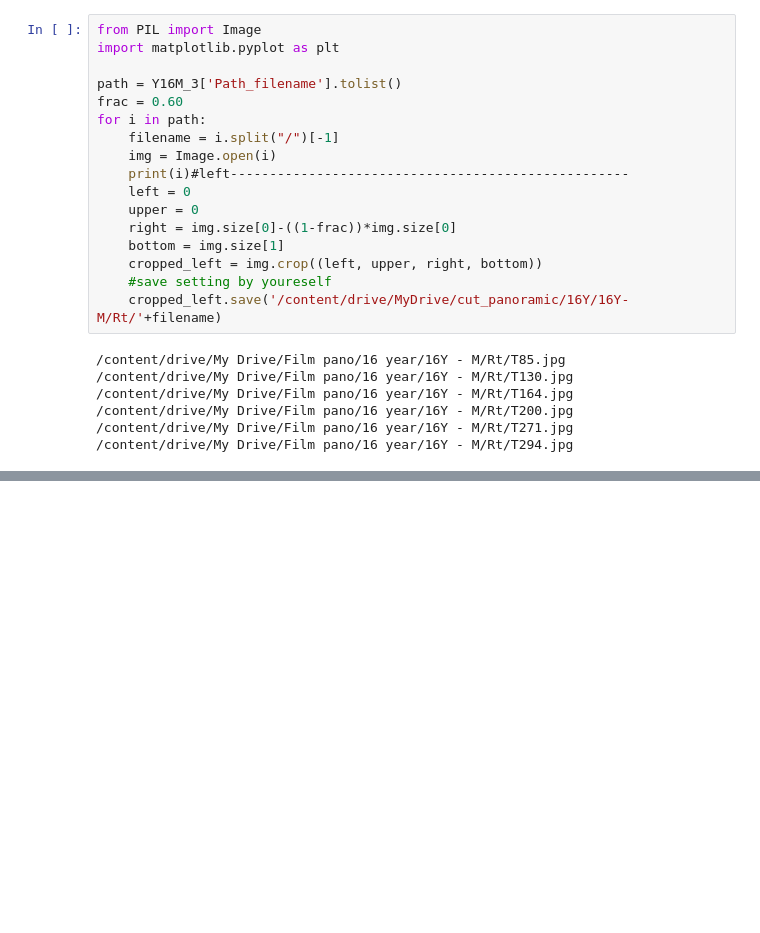
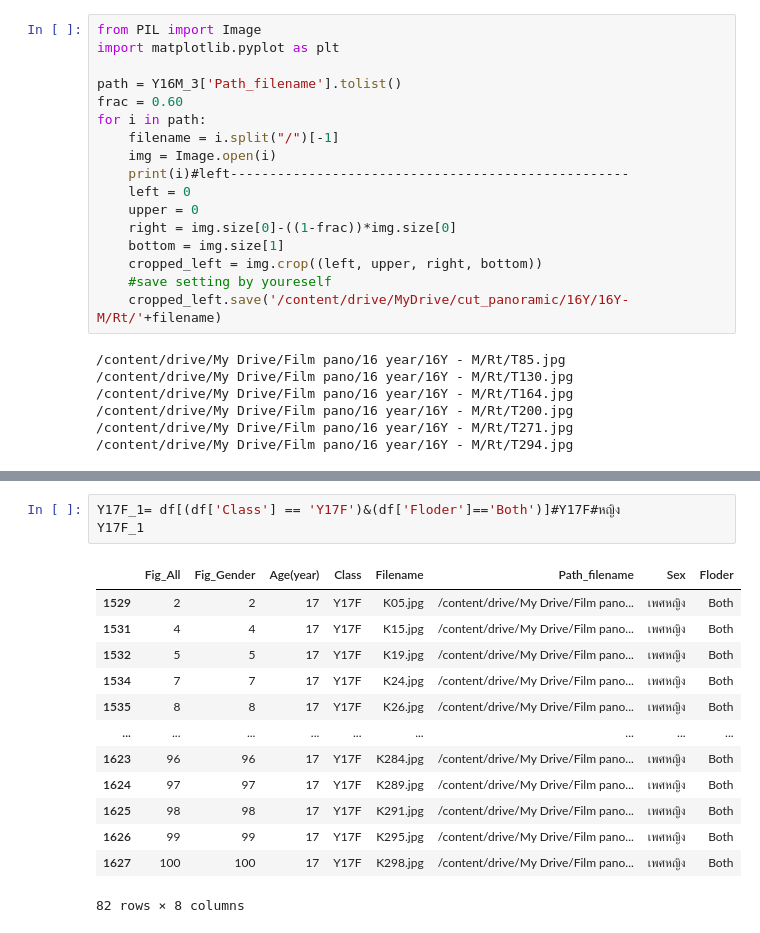
Before and after one commit to Wanita-8943/efficientnet_keras_transfer_learning, a Jupyter notebook: ตัดรูป.ipynb, the cells around one changed output, grey strips where cells are left out. Drawn from its saved outputs; the diff is of its cells as text; blank space fills up the shorter version.

```diff
--- a/ตัดรูป.ipynb
+++ b/ตัดรูป.ipynb
@@ -2685,0 +2689,17 @@ for i in path:
+# %%
+Y17F_1= df[(df['Class'] == 'Y17F')&(df['Floder']=='Both')]#Y17F#หญิง
+Y17F_1
+# %% [output]
+|  | Fig_All | Fig_Gender | Age(year) | Class | Filename | Path_filename | Sex | Floder |
+| 1529 | 2 | 2 | 17 | Y17F | K05.jpg | /content/drive/My Drive/Film pano... | เพศหญิง | Both |
+| 1531 | 4 | 4 | 17 | Y17F | K15.jpg | /content/drive/My Drive/Film pano... | เพศหญิง | Both |
+| 1532 | 5 | 5 | 17 | Y17F | K19.jpg | /content/drive/My Drive/Film pano... | เพศหญิง | Both |
+| 1534 | 7 | 7 | 17 | Y17F | K24.jpg | /content/drive/My Drive/Film pano... | เพศหญิง | Both |
+| 1535 | 8 | 8 | 17 | Y17F | K26.jpg | /content/drive/My Drive/Film pano... | เพศหญิง | Both |
+| ... | ... | ... | ... | ... | ... | ... | ... | ... |
+| 1623 | 96 | 96 | 17 | Y17F | K284.jpg | /content/drive/My Drive/Film pano... | เพศหญิง | Both |
+| 1624 | 97 | 97 | 17 | Y17F | K289.jpg | /content/drive/My Drive/Film pano... | เพศหญิง | Both |
+| 1625 | 98 | 98 | 17 | Y17F | K291.jpg | /content/drive/My Drive/Film pano... | เพศหญิง | Both |
+| 1626 | 99 | 99 | 17 | Y17F | K295.jpg | /content/drive/My Drive/Film pano... | เพศหญิง | Both |
+| 1627 | 100 | 100 | 17 | Y17F | K298.jpg | /content/drive/My Drive/Film pano... | เพศหญิง | Both |
+82 rows × 8 columns
```
Also changed, not shown: parts of 17 cells of this notebook.
